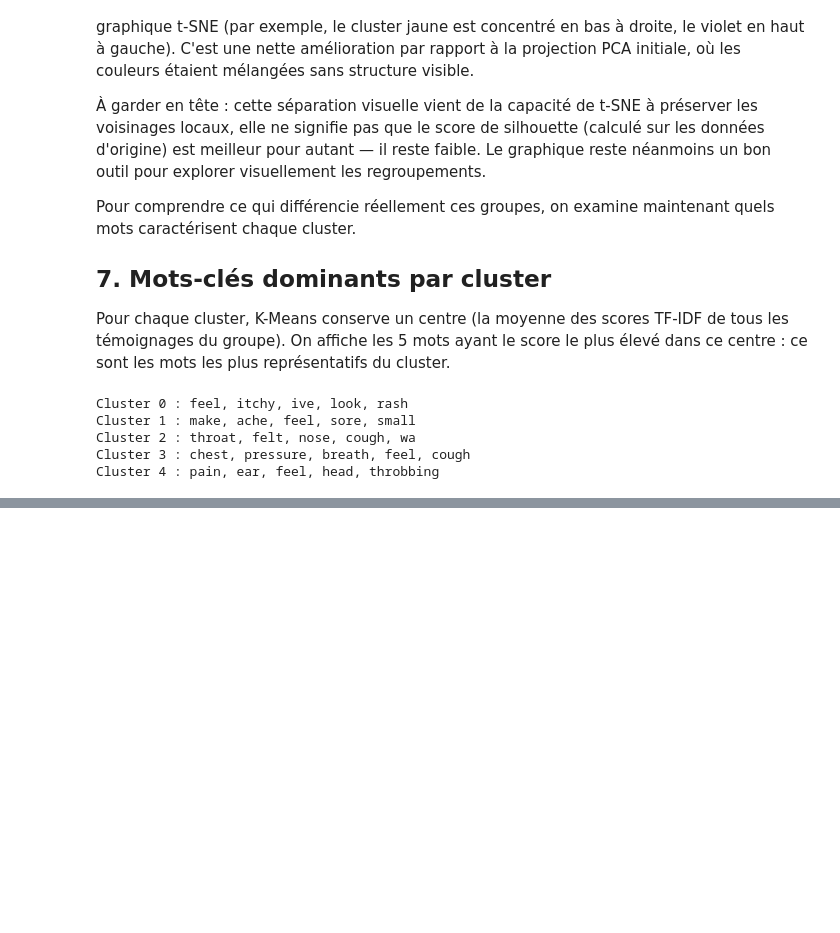
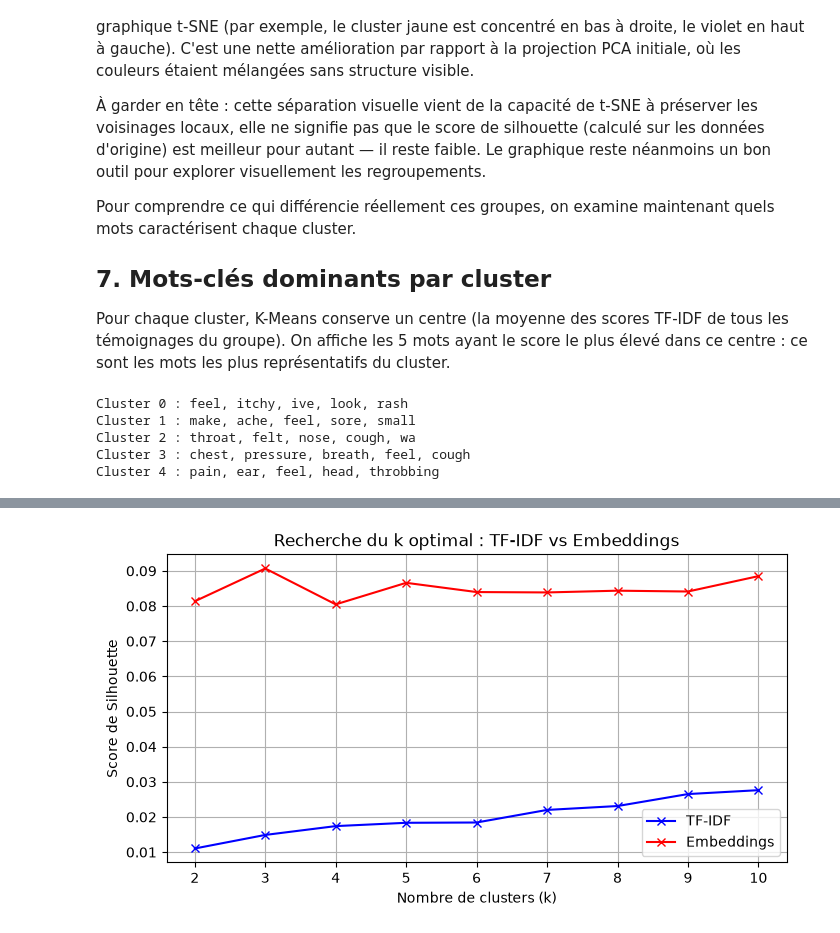
Before and after one commit to LouiSvon/cvrie, a Jupyter notebook: notebooks/unsupervised_learning.ipynb, the cells around one changed output, grey strips where cells are left out. Drawn from its saved outputs; the diff is of its cells as text; code cells hidden in the pictures; blank space fills up the shorter version.

Commit message:
feat(unsupervised-nlp): clustering par embeddings de phrases
Co-Authored-By: Claude Sonnet 5 <noreply@anthropic.com>

```diff
--- a/notebooks/unsupervised_learning.ipynb
+++ b/notebooks/unsupervised_learning.ipynb
@@ -272,0 +281,15 @@ Malgré un score de silhouette toujours faible, les mots-clés par cluster reste
+# %%
+from sentence_transformers import SentenceTransformer
+
+# 1. Encodage des témoignages originaux (texte brut, pas besoin du nettoyage TF-IDF)
+embedding_model = SentenceTransformer('all-MiniLM-L6-v2')
+X_embeddings = embedding_model.encode(data['text'].tolist(), show_progress_bar=True)
+
+# 2. Clustering K-Means (même k=5 que pour le TF-IDF, pour comparer directement)
+kmeans_emb = KMeans(n_clusters=n_clusters, random_state=42)
+data['cluster_embeddings'] = kmeans_emb.fit_predict(X_embeddings)
+
+# 3. Score de Silhouette
+score_emb = silhouette_score(X_embeddings, data['cluster_embeddings'])
+print(f"Score de Silhouette (embeddings) pour {n_clusters} clusters : {score_emb:.4f}")
+print(f"Score de Silhouette (TF-IDF) pour {n_clusters} clusters : {score:.4f}")
@@ -272,0 +300,19 @@ Malgré un score de silhouette toujours faible, les mots-clés par cluster reste
+# %%
+# Recherche du k optimal sur les embeddings, comme fait précédemment pour le TF-IDF
+scores_emb = []
+for k in K_range:
+    km = KMeans(n_clusters=k, random_state=42)
+    labels = km.fit_predict(X_embeddings)
+    scores_emb.append(silhouette_score(X_embeddings, labels))
+
+plt.figure(figsize=(8, 4))
+plt.plot(K_range, scores, 'bx-', label='TF-IDF')
+plt.plot(K_range, scores_emb, 'rx-', label='Embeddings')
+plt.xlabel('Nombre de clusters (k)')
+plt.ylabel('Score de Silhouette')
+plt.title('Recherche du k optimal : TF-IDF vs Embeddings')
+plt.legend()
+plt.grid(True)
+plt.show()
+# %% [output]
+[figure, added]
```
Also changed, not shown: parts of 7 cells of this notebook, 1 other file.
